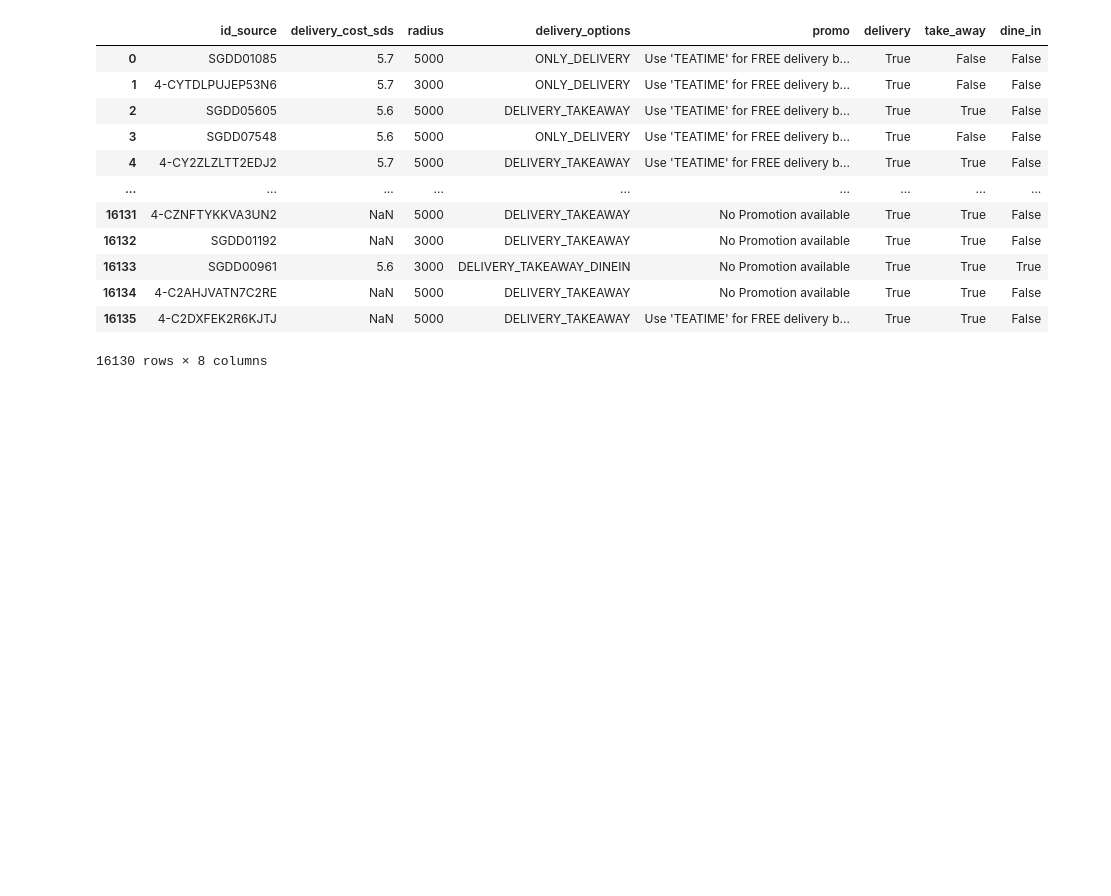
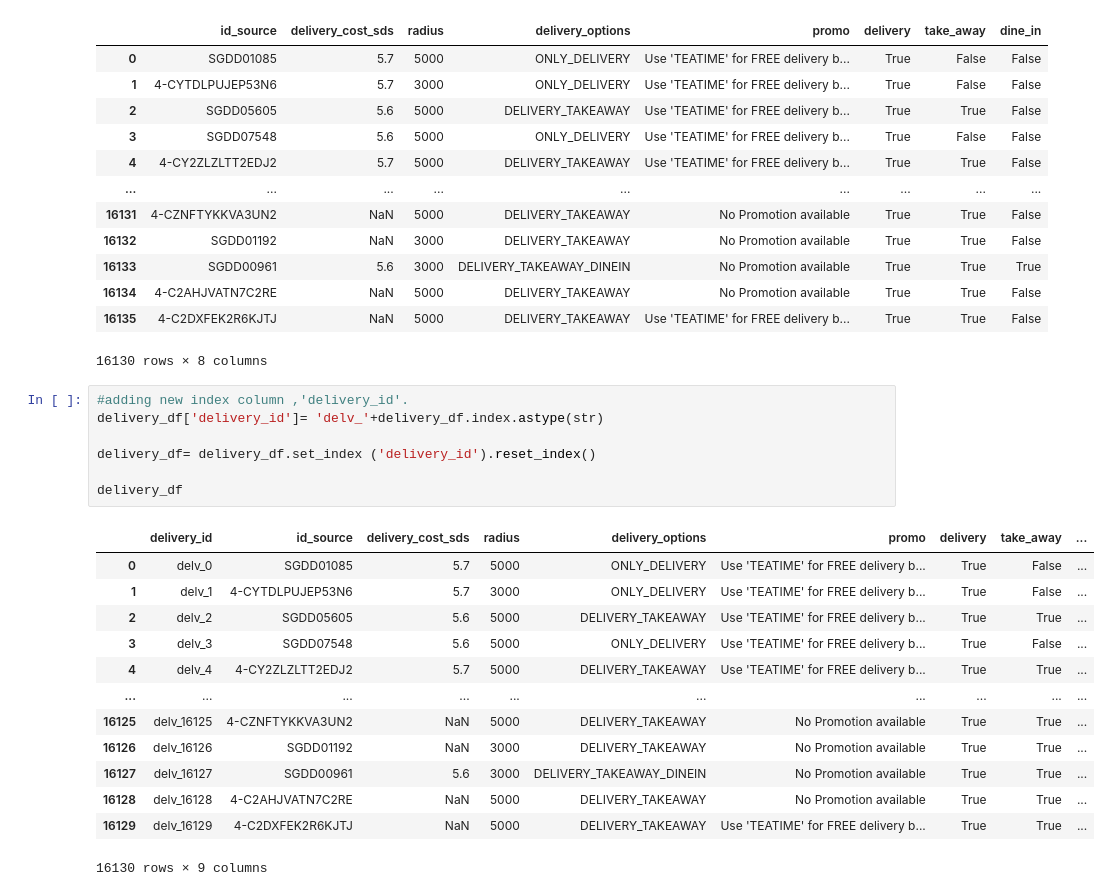
Before and after one commit to leehegithub/grab_restuarant_analysis, a Jupyter notebook: rosni_grab_restaurant.ipynb, the cells around one changed output. Cells and saved outputs as stored; diff of their text form; blank space fills up the shorter version.

```diff
--- a/rosni_grab_restaurant.ipynb
+++ b/rosni_grab_restaurant.ipynb
@@ -466,3 +450,24 @@ delivery_df
 | 16134 | 4-C2AHJVATN7C2RE | NaN | 5000 | DELIVERY_TAKEAWAY | No Promotion available | True | True | False |
 | 16135 | 4-C2DXFEK2R6KJTJ | NaN | 5000 | DELIVERY_TAKEAWAY | Use 'TEATIME' for FREE delivery b... | True | True | False |
 16130 rows × 8 columns
+# %%
+#adding new index column ,'delivery_id'.
+delivery_df['delivery_id']= 'delv_'+delivery_df.index.astype(str)
+
+delivery_df= delivery_df.set_index ('delivery_id').reset_index()
+
+delivery_df
+# %% [output]
+|  | delivery_id | id_source | delivery_cost_sds | radius | delivery_options | promo | delivery | take_away | ... |
+| 0 | delv_0 | SGDD01085 | 5.7 | 5000 | ONLY_DELIVERY | Use 'TEATIME' for FREE delivery b... | True | False | ... |
+| 1 | delv_1 | 4-CYTDLPUJEP53N6 | 5.7 | 3000 | ONLY_DELIVERY | Use 'TEATIME' for FREE delivery b... | True | False | ... |
+| 2 | delv_2 | SGDD05605 | 5.6 | 5000 | DELIVERY_TAKEAWAY | Use 'TEATIME' for FREE delivery b... | True | True | ... |
+| 3 | delv_3 | SGDD07548 | 5.6 | 5000 | ONLY_DELIVERY | Use 'TEATIME' for FREE delivery b... | True | False | ... |
+| 4 | delv_4 | 4-CY2ZLZLTT2EDJ2 | 5.7 | 5000 | DELIVERY_TAKEAWAY | Use 'TEATIME' for FREE delivery b... | True | True | ... |
+| ... | ... | ... | ... | ... | ... | ... | ... | ... | ... |
+| 16125 | delv_16125 | 4-CZNFTYKKVA3UN2 | NaN | 5000 | DELIVERY_TAKEAWAY | No Promotion available | True | True | ... |
+| 16126 | delv_16126 | SGDD01192 | NaN | 3000 | DELIVERY_TAKEAWAY | No Promotion available | True | True | ... |
+| 16127 | delv_16127 | SGDD00961 | 5.6 | 3000 | DELIVERY_TAKEAWAY_DINEIN | No Promotion available | True | True | ... |
+| 16128 | delv_16128 | 4-C2AHJVATN7C2RE | NaN | 5000 | DELIVERY_TAKEAWAY | No Promotion available | True | True | ... |
+| 16129 | delv_16129 | 4-C2DXFEK2R6KJTJ | NaN | 5000 | DELIVERY_TAKEAWAY | Use 'TEATIME' for FREE delivery b... | True | True | ... |
+16130 rows × 9 columns
```
Also changed, not shown: parts of 4 cells of this notebook, 2 other files.
